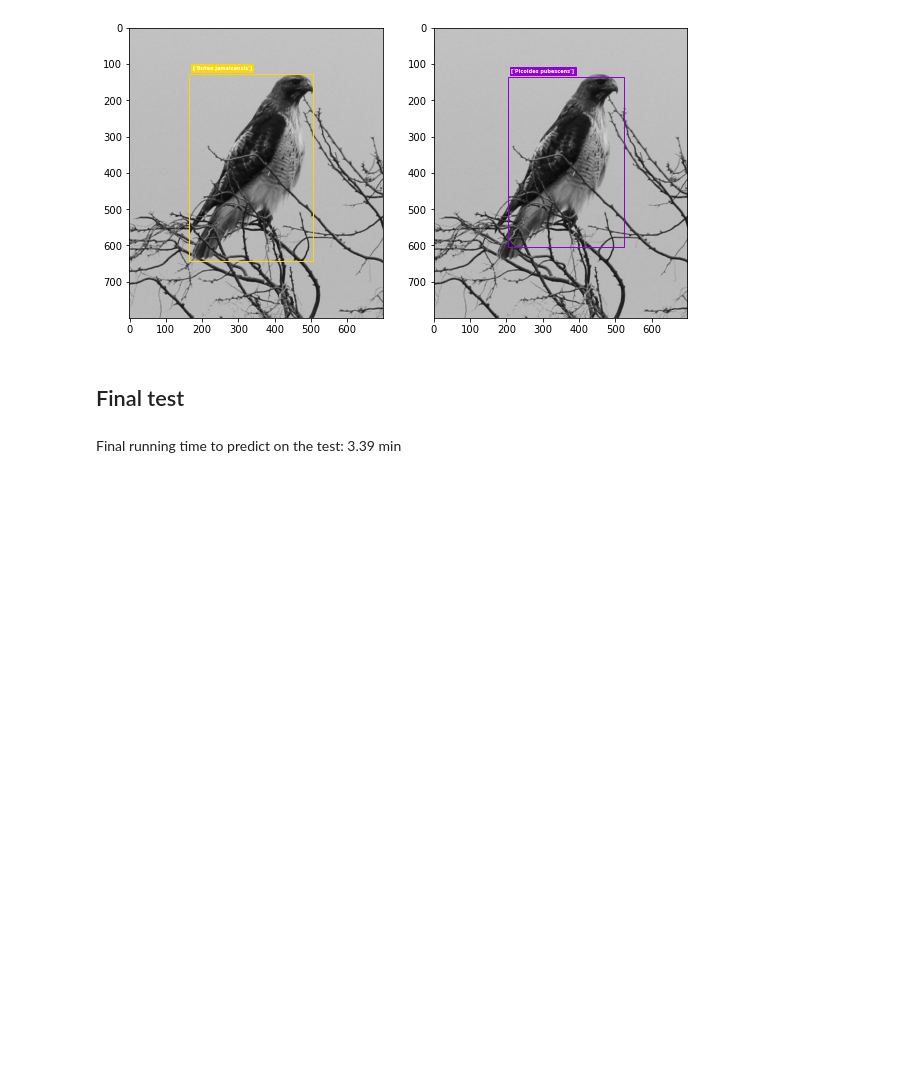
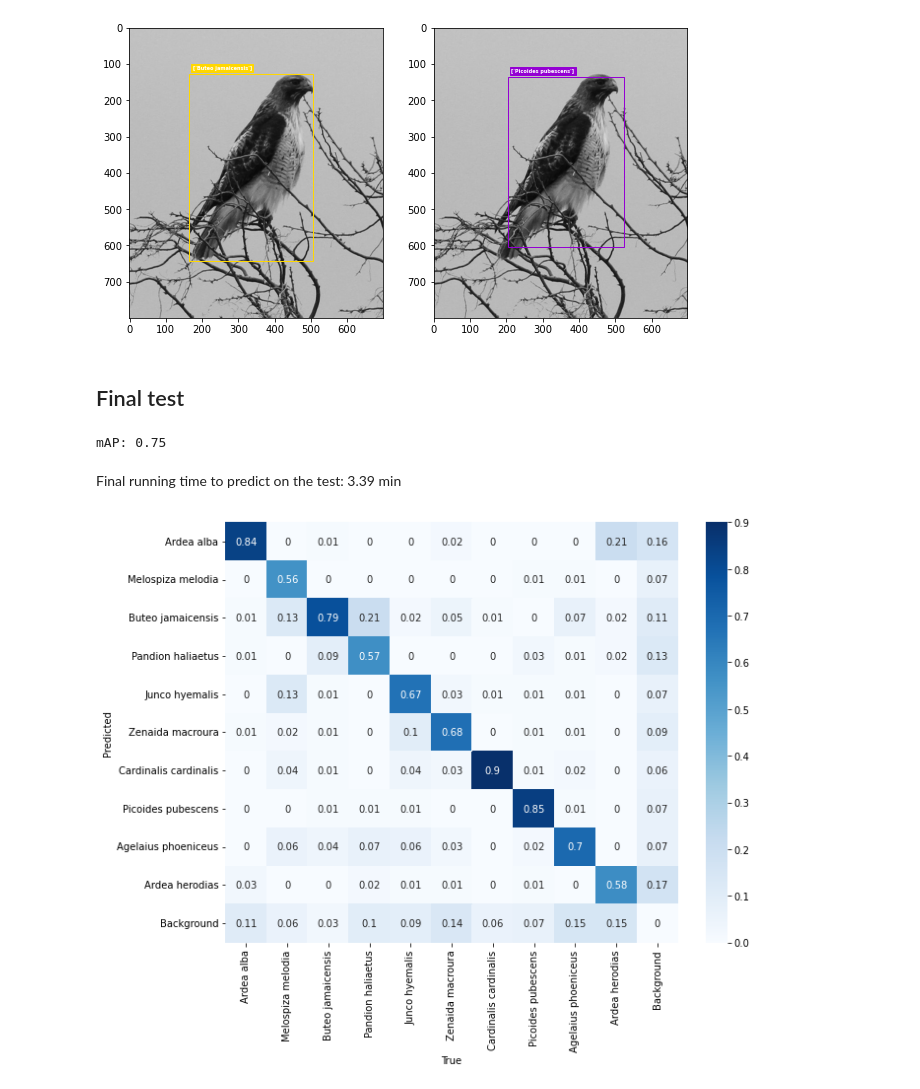
Before and after one commit to mgalfre/DLCV-project, a Jupyter notebook: Faster_inference.ipynb, the cells around one changed output. Saved outputs shown, nothing was run; the diff lists cells and outputs as text; code cells hidden in the pictures; blank space fills up the shorter version.

```diff
--- a/Faster_inference.ipynb
+++ b/Faster_inference.ipynb
@@ -368,7 +368,17 @@ model_dir = "Model_Faster/Aug"
 file = open(f"{model_dir}/model_epoch4.pkl", "rb")
 model = pickle.load(file)
 file.close()
+# %%
+#last epoch's val mAP
+last_mAP_final = compute_mAP(test_data_loader, model, 0.001, 0.5)
+print("mAP:",np.round(float(last_mAP_final),3))
+# %% [output]
+mAP: 0.75
 # %%
 dict_ground_truth_final, dict_result_final = pred_cm(model, test_data_loader)
 # %% [markdown]
 Final running time to predict on the test: 3.39 min
+# %%
+confusion_matrix_final = create_confusion_matrix(dict_ground_truth_final, dict_result_final, 10)
+# %% [output]
+[figure, added]
```
